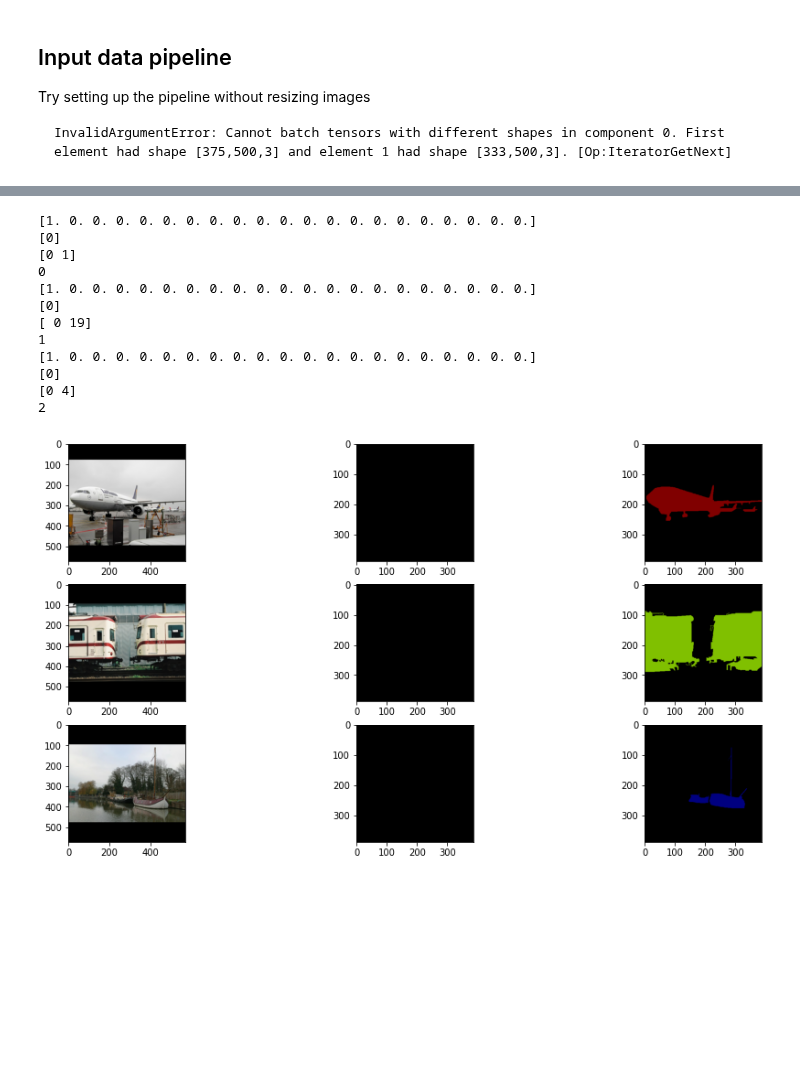
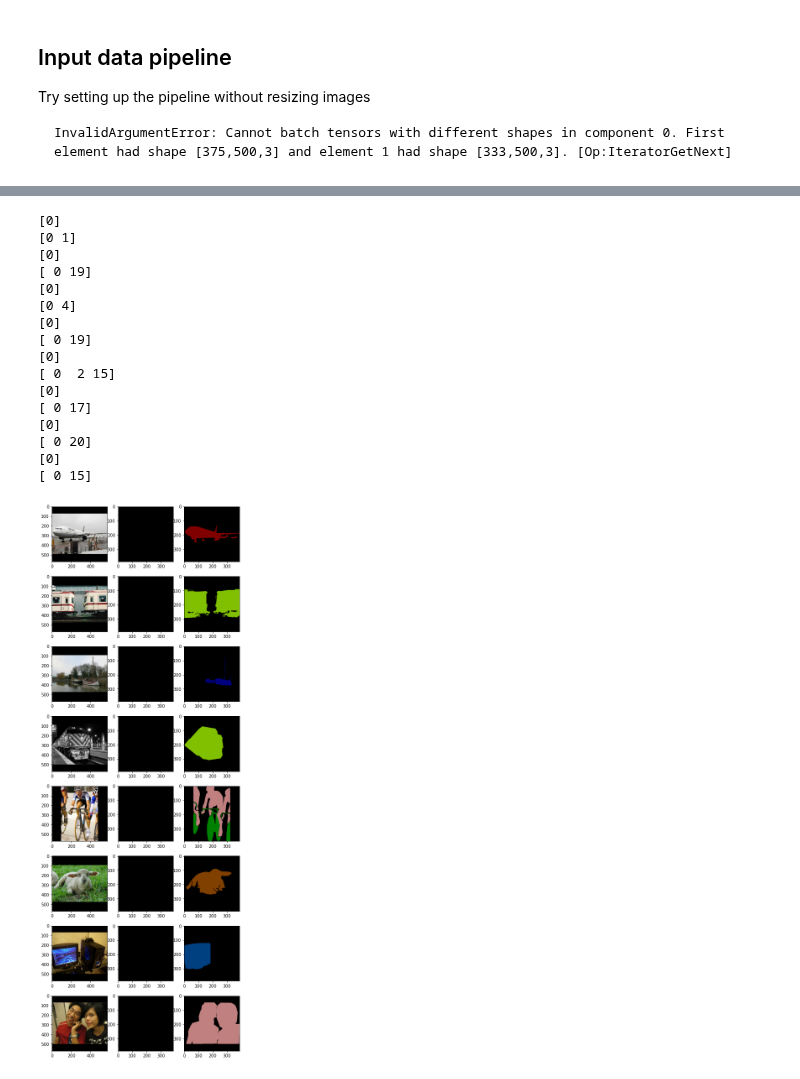
Before and after one commit to thushv89/manning_tf2_in_action, a Jupyter notebook: Ch08/8.1.Image_Segmentation.ipynb, the cells around one changed output, grey strips where cells are left out. Cells and saved outputs as stored; diff of their text form; code cells hidden in the pictures; blank space fills up the shorter version.

```diff
--- a/Ch08/8.1.Image_Segmentation.ipynb
+++ b/Ch08/8.1.Image_Segmentation.ipynb
@@ -274,7 +284,7 @@ def get_subset_filenames(orig_dir, seg_dir, subset_dir, subset):
         yield o, s
 
 
-batch_size = 2
+batch_size = 4
 
 orig_dir = os.path.join('data', 'VOCtrainval_11-May-2012', 'VOCdevkit', 'VOC2012', 'JPEGImages')
 seg_dir = os.path.join('data', 'VOCtrainval_11-May-2012', 'VOCdevkit', 'VOC2012', 'SegmentationClass')
@@ -313,13 +323,13 @@ def get_subset_tf_dataset(gen_func, batch_size, epochs, augmentation=False, shuf
 
     # This is an important step. Basically if you want to batch data, they should have the same shape
     image_ds = image_ds.map(lambda x,y: (
-        tf.image.resize_with_pad(x, 572, 572),
-        tf.cast(tf.squeeze(tf.one_hot(tf.image.resize_with_pad(tf.transpose(y,[1,2,0]), 388, 388, method='nearest'), 21)),'float32')
+        tf.image.resize_with_pad(x, 572, 572, method='nearest'),
+        tf.cast(tf.image.resize_with_pad(tf.transpose(y,[1,2,0]), 388, 388, method='nearest'),'float32')
     ))
 
     def fix_shape(x, y):
         x.set_shape((572, 572, 3))
-        y.set_shape((388, 388, 21))
+        y.set_shape((388, 388, 1))
         return x, y
 
     image_ds = image_ds.map(lambda x,y: fix_shape(x,y))
@@ -353,11 +363,11 @@ def get_subset_tf_dataset(gen_func, batch_size, epochs, augmentation=False, shuf
 
     image_ds = image_ds.batch(batch_size).repeat(epochs)
 
-    image_ds = image_ds.map(lambda x, y: (x, tf.reshape(y, [-1, 21])))
+    image_ds = image_ds.map(lambda x, y: (x, tf.squeeze(y)))
 
     return image_ds
 
-epochs = 5
+epochs = 25
 tr_image_ds = get_subset_tf_dataset(train_subset_fn, batch_size, epochs, shuffle=True)
 val_image_ds = get_subset_tf_dataset(val_subset_fn, batch_size, epochs, shuffle=False)
 
@@ -510,8 +525,8 @@ def scheduler(epoch, lr):
 #callback = tf.keras.callbacks.LearningRateScheduler(scheduler)
 
 model.fit(
-    tr_image_ds,
-    validation_data=val_image_ds,
-    steps_per_epoch=n_train, validation_steps=n_valid, epochs=epochs, callbacks=[callback])
+    tr_image_ds, steps_per_epoch=n_train,
+    #validation_data=val_image_ds, validation_steps=n_valid,
+    epochs=epochs)#, callbacks=[callback])
 #model.fit(x, y)
 # %% [output]
@@ -528,40 +545,41 @@ model.evaluate(test_image_ds)
 # %%
 test_image_ds = get_subset_tf_dataset(test_subset_fn, 1, 1, shuffle=False)
-plt.subplots(3, 3, figsize=(16,8))
+plt.subplots(8, 3, figsize=(8,24))
 i=0
-for img, y_true in test_image_ds.take(3):
+for img, y_true in test_image_ds.take(8):
 
     img_pred = model.predict(img)
 
-    print(img_pred[0,0,0,:])
-
     y_pred = np.argmax(img_pred[0,:,:,:], axis=-1)
     print(np.unique(y_pred))
-    y_true = np.argmax(y_true[0, :, :, :], axis=-1)
+    y_true = y_true.numpy().astype('int')
     print(np.unique(y_true))
     y_rgb_pred = rgb_image_from_pallette(y_pred, pallette)
     y_rgb_true = rgb_image_from_pallette(y_true, pallette)
 
-    print(i)
-    plt.subplot('33'+str(i*3+1))
+    plt.subplot(8,3,i*3+1)
     plt.imshow((img[0,:, :, :].numpy()*255).astype('uint8'))
-    plt.subplot('33'+str(i*3+2))
+    plt.subplot(8,3, i*3+2)
     plt.imshow(y_rgb_pred.astype('uint8'))
-    plt.subplot('33'+str(i*3+3))
+    plt.subplot(8,3, i*3+3)
     plt.imshow(y_rgb_true.astype('uint8'))
 
     i += 1
 # %% [output]
-[1. 0. 0. 0. 0. 0. 0. 0. 0. 0. 0. 0. 0. 0. 0. 0. 0. 0. 0. 0. 0.]
 [0]
 [0 1]
-0
-[1. 0. 0. 0. 0. 0. 0. 0. 0. 0. 0. 0. 0. 0. 0. 0. 0. 0. 0. 0. 0.]
 [0]
 [ 0 19]
-1
-[1. 0. 0. 0. 0. 0. 0. 0. 0. 0. 0. 0. 0. 0. 0. 0. 0. 0. 0. 0. 0.]
 [0]
 [0 4]
-2
+[0]
+[ 0 19]
+[0]
+[ 0  2 15]
+[0]
+[ 0 17]
+[0]
+[ 0 20]
+[0]
+[ 0 15]
-[figure, old version]
+[figure, new version]
```
Also changed, not shown: parts of 6 cells of this notebook.
